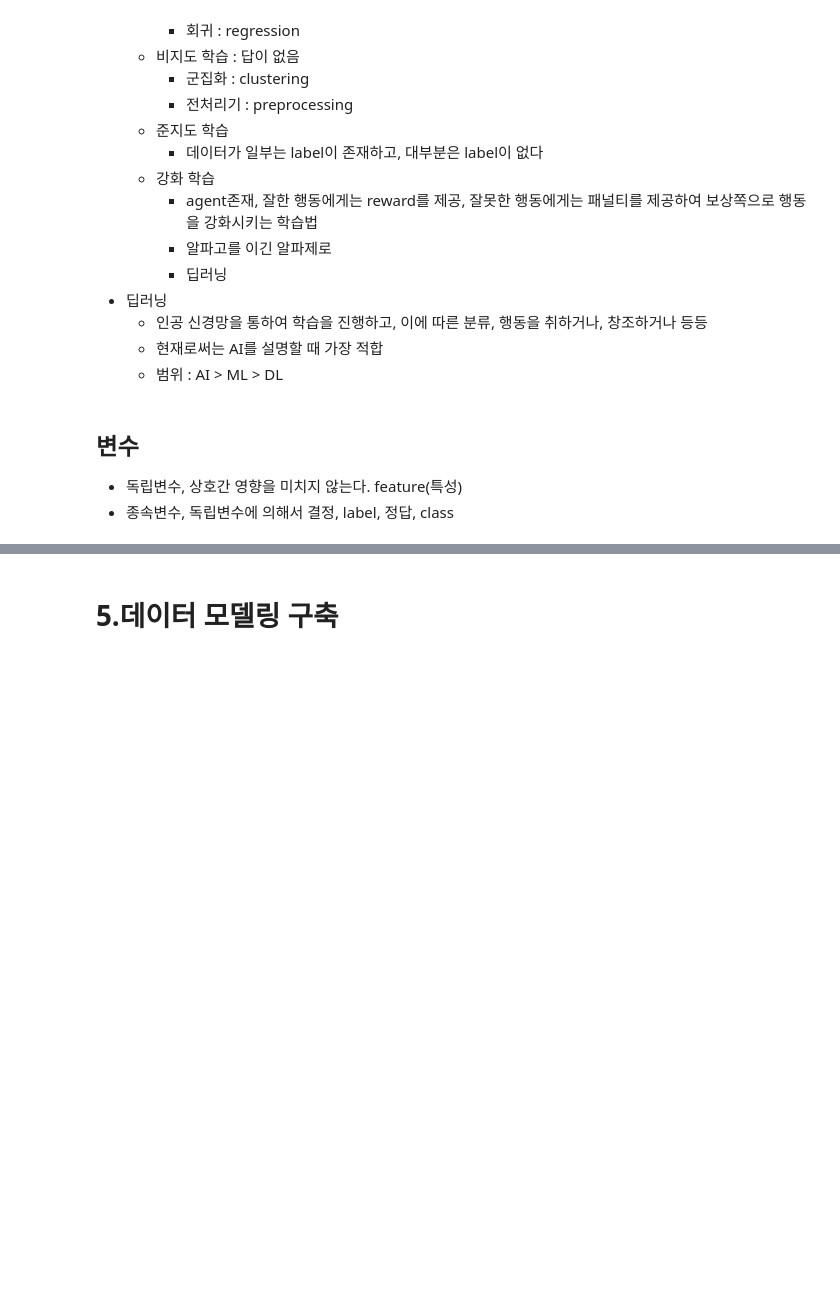
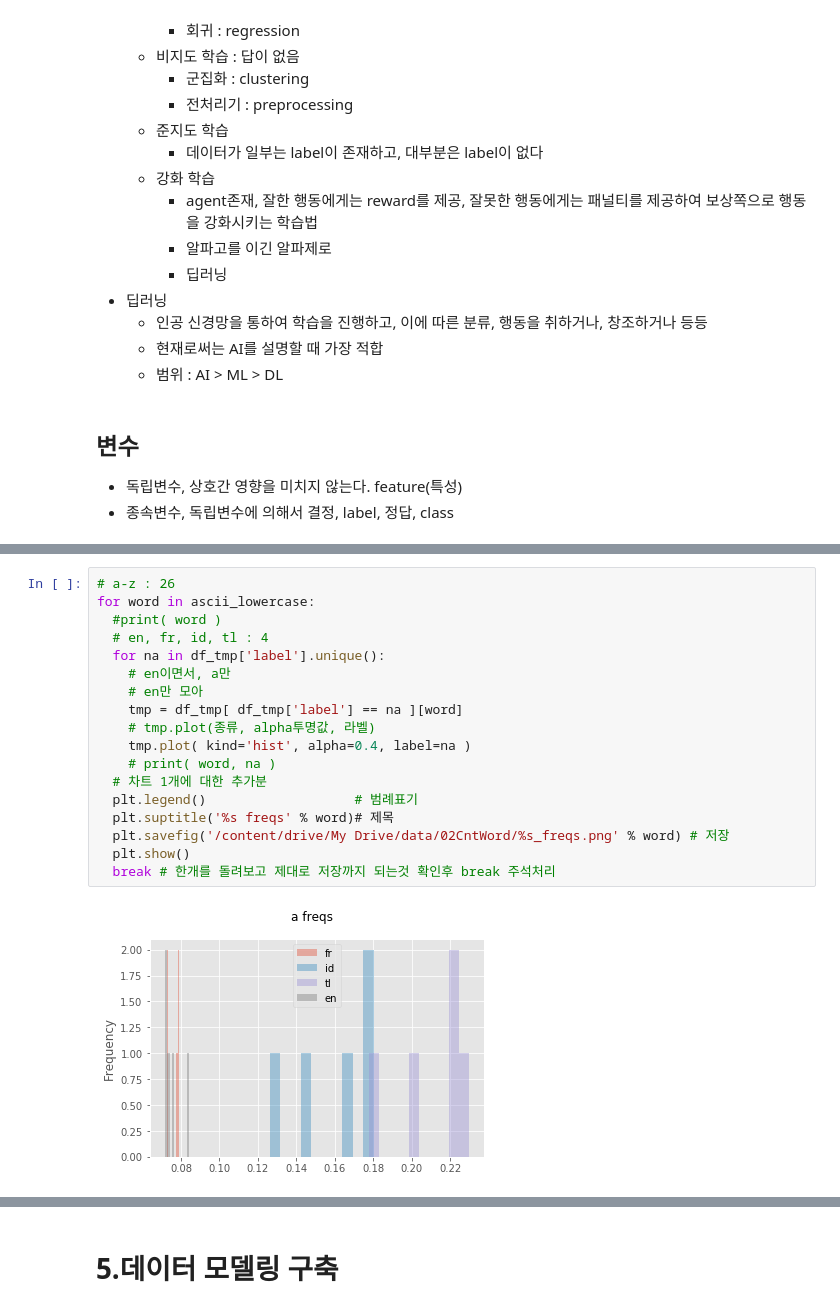
Before and after one commit to y0ngma/python_basic, a Jupyter notebook: 1_머신러닝을이용한번역서비스의언어감지서비스.ipynb, the cells around one changed output, grey strips where cells are left out. Cells and saved outputs as stored; diff of their text form; blank space fills up the shorter version.

```diff
--- a/1_머신러닝을이용한번역서비스의언어감지서비스.ipynb
+++ b/1_머신러닝을이용한번역서비스의언어감지서비스.ipynb
@@ -287,0 +707,20 @@ p1 = re.compile('')
+# %%
+# a-z : 26
+for word in ascii_lowercase:
+  #print( word )
+  # en, fr, id, tl : 4
+  for na in df_tmp['label'].unique():
+    # en이면서, a만
+    # en만 모아
+    tmp = df_tmp[ df_tmp['label'] == na ][word]
+    # tmp.plot(종류, alpha투명값, 라벨)
+    tmp.plot( kind='hist', alpha=0.4, label=na )
+    # print( word, na )
+  # 차트 1개에 대한 추가분
+  plt.legend()                   # 범례표기
+  plt.suptitle('%s freqs' % word)# 제목
+  plt.savefig('/content/drive/My Drive/data/02CntWord/%s_freqs.png' % word) # 저장
+  plt.show()
+  break # 한개를 돌려보고 제대로 저장까지 되는것 확인후 break 주석처리
+# %% [output]
+[figure, added]
```
Also changed, not shown: parts of 52 cells of this notebook.
